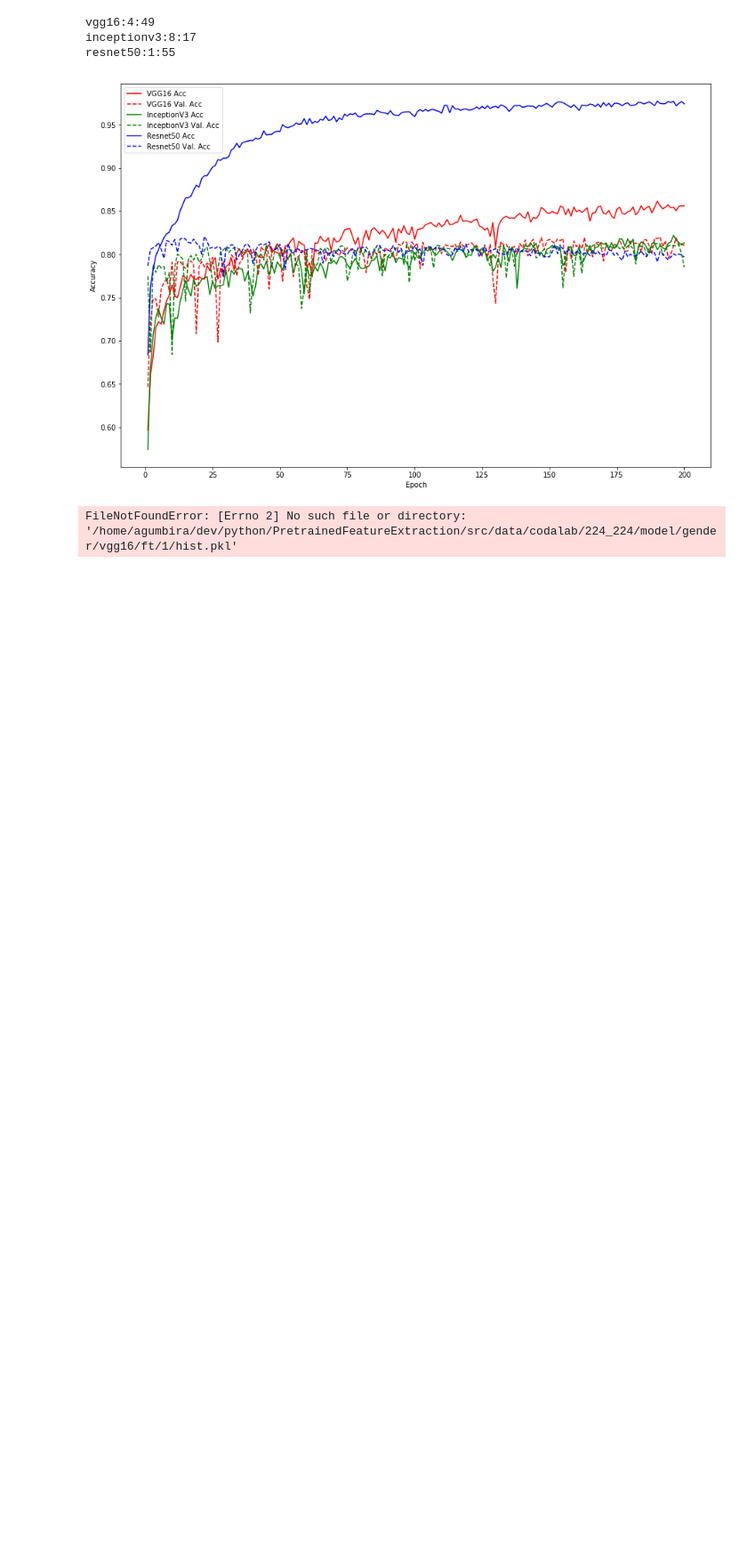
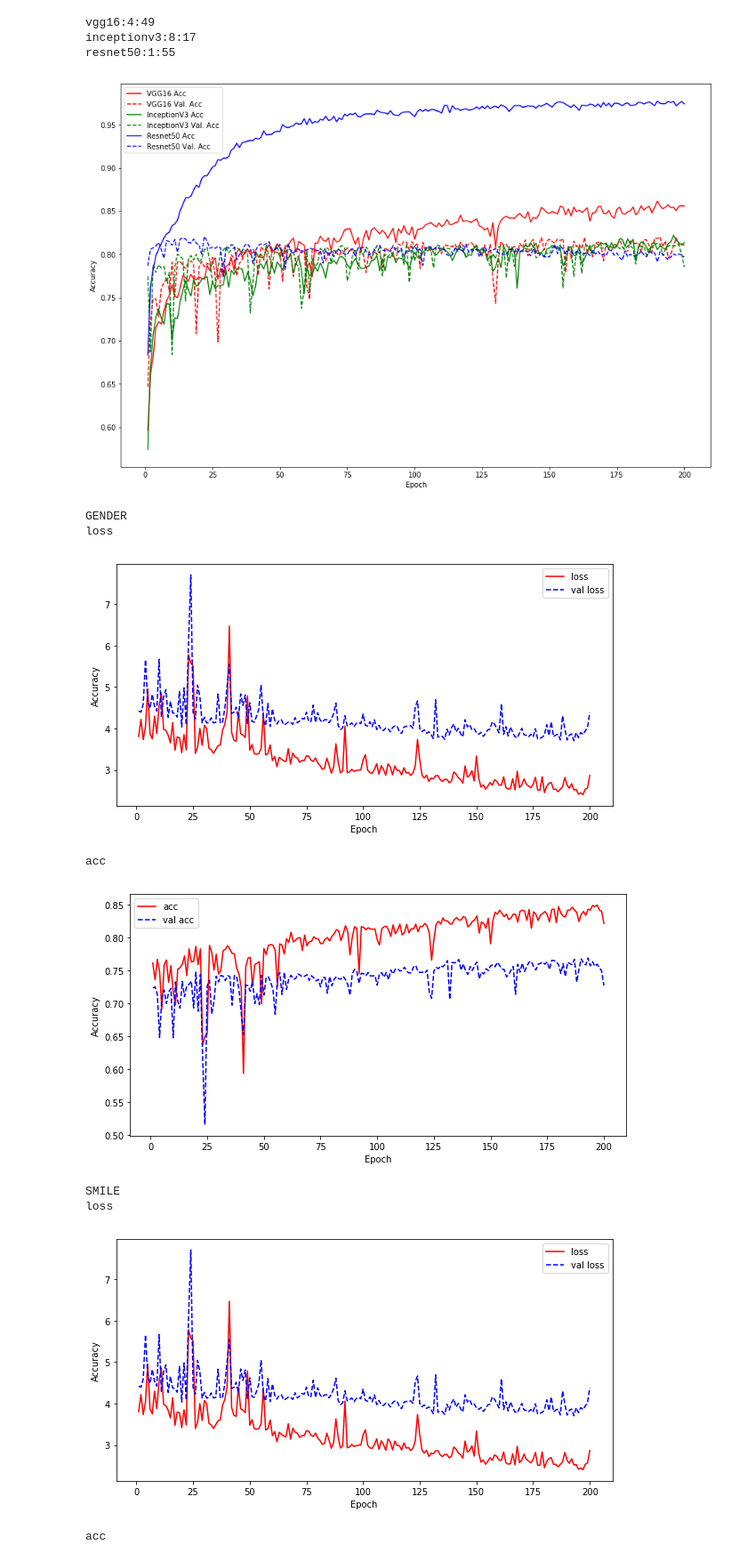
Before and after one commit to akbargumbira/PretrainedFeatureExtraction, a Jupyter notebook: src/notebook/features_extraction.ipynb, the cells around one changed output. Shown: that part at 89% size. Saved outputs shown, nothing was run; the diff lists cells and outputs as text; code cells hidden in the pictures; blank space fills up the shorter version.

```diff
--- a/src/notebook/features_extraction.ipynb
+++ b/src/notebook/features_extraction.ipynb
@@ -132,21 +132,37 @@ plt.show()
 # %% [output]
 [figure]
 # %%
-def plot_history(hist_path):
+def plot_history(hist_path, metric):
+    print(metric)
     hist = load_serialized_object(hist_path)
 
-    print(hist.keys())
-    plt.plot(range(1, 1+len(hist['loss'])), hist['loss'], label='Loss', color='r')
-    plt.plot(range(1, 1+len(hist['val_loss'])), hist['val_loss'], label='Val Loss', linestyle='--', color='b')
+    plt.plot(range(1, 1+len(hist[metric])), hist[metric], label=metric, color='r')
+    plt.plot(range(1, 1+len(hist['val_%s' %  metric])), hist['val_%s' % metric], label='val %s' % metric, linestyle='--', color='b')
     plt.xlabel('Epoch')
     plt.ylabel('Accuracy')
     plt.legend()
     plt.show()
 
 %matplotlib inline
 plt.rcParams["figure.figsize"] = [10, 5]
 
-ft1_hist_path = data_path('codalab', '224_224', 'model', 'gender', 'vgg16', 'ft','1', 'hist.pkl')
-plot_history(ft1_hist_path)
+print('GENDER')
+ft1_hist_path_gender = data_path('codalab', '224_224', 'model', 'gender', 'vgg16', 'ft','1', 'hist.pkl')
+plot_history(ft1_hist_path, 'loss')
+plot_history(ft1_hist_path, 'acc')
+
+
+print('SMILE')
+ft1_hist_path_smile = data_path('codalab', '224_224', 'model', 'smile', 'vgg16', 'ft','1', 'hist.pkl')
+plot_history(ft1_hist_path, 'loss')
+plot_history(ft1_hist_path, 'acc')
 # %% [output]
-FileNotFoundError: [Errno 2] No such file or directory: '/home/agumbira/dev/python/PretrainedFeatureExtraction/src/data/codalab/224_224/model/gender/vgg16/ft/1/hist.pkl'
+GENDER
+loss
+[figure, added]
+acc
+[figure, added]
+SMILE
+loss
+[figure, added]
+acc
```
Also changed, not shown: parts of 1 cell of this notebook, 2 other files.
